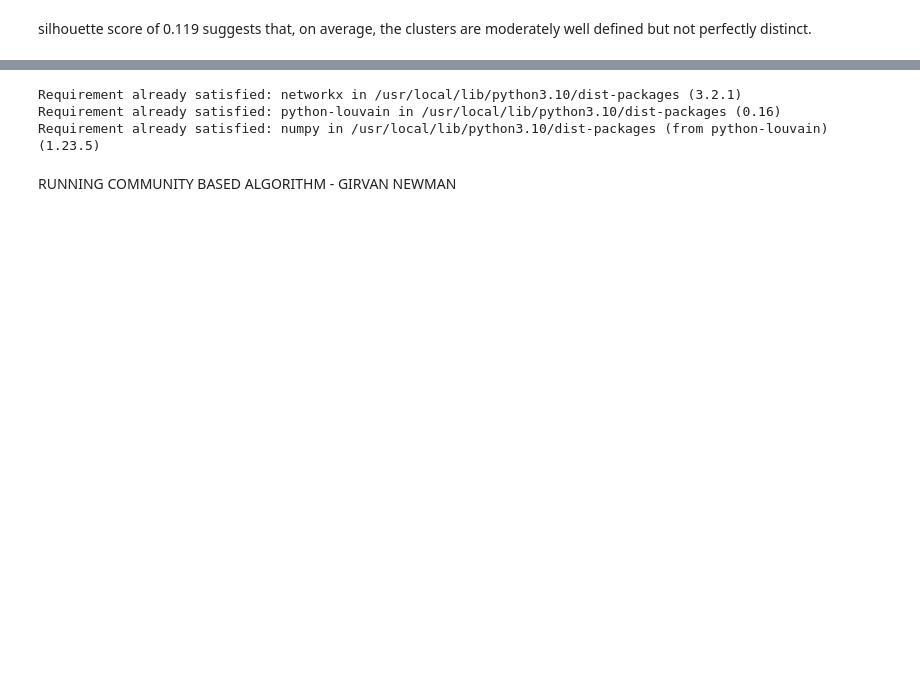
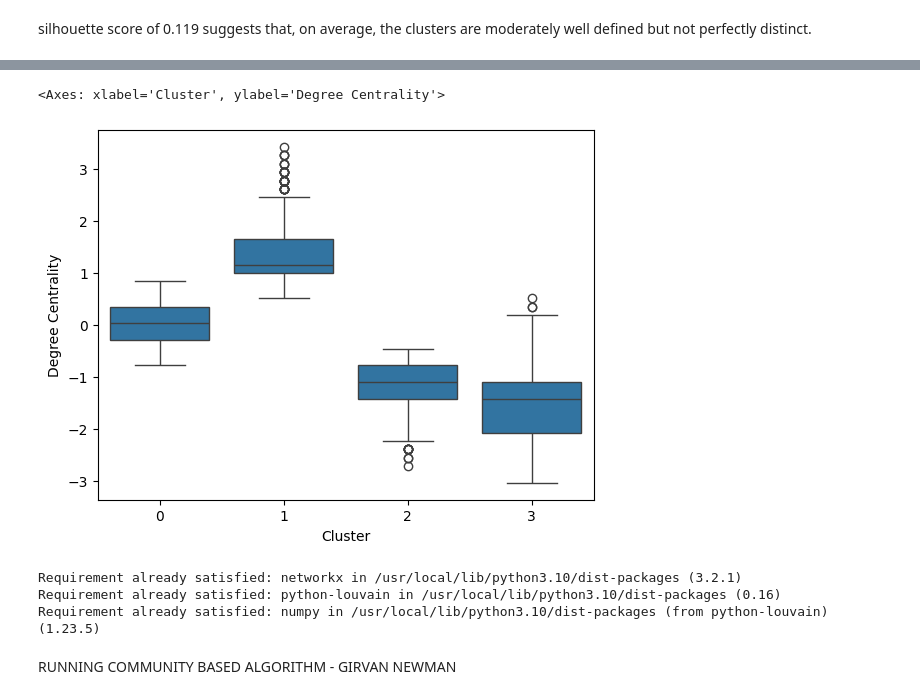
Before and after one commit to mzafir/aps, a Jupyter notebook: Mohammad_Asim_Zafir_ML_MINIPROJECT_2_03_28_2024.ipynb, the cells around one changed output, grey strips where cells are left out. Drawn from its saved outputs; the diff is of its cells as text; code cells hidden in the pictures; blank space fills up the shorter version.

```diff
--- a/Mohammad_Asim_Zafir_ML_MINIPROJECT_2_03_28_2024.ipynb
+++ b/Mohammad_Asim_Zafir_ML_MINIPROJECT_2_03_28_2024.ipynb
@@ -535,0 +590,5 @@ plt.show()
+# %%
+import pandas as pd
+features_scaled['Cluster'] = labels  # Assuming features_scaled is a DataFrame
+cluster_summary = features_scaled.groupby('Cluster').mean()
+print(cluster_summary)
@@ -536,3 +616,9 @@ plt.show()
+# %%
+import seaborn as sns
+sns.boxplot(x='Cluster', y='Degree Centrality', data=features_scaled)
+# %% [output]
+<Axes: xlabel='Cluster', ylabel='Degree Centrality'>
+[figure, added]
 # %%
 !pip install networkx python-louvain
 # %% [output]
```
Also changed, not shown: parts of 40 cells of this notebook.
